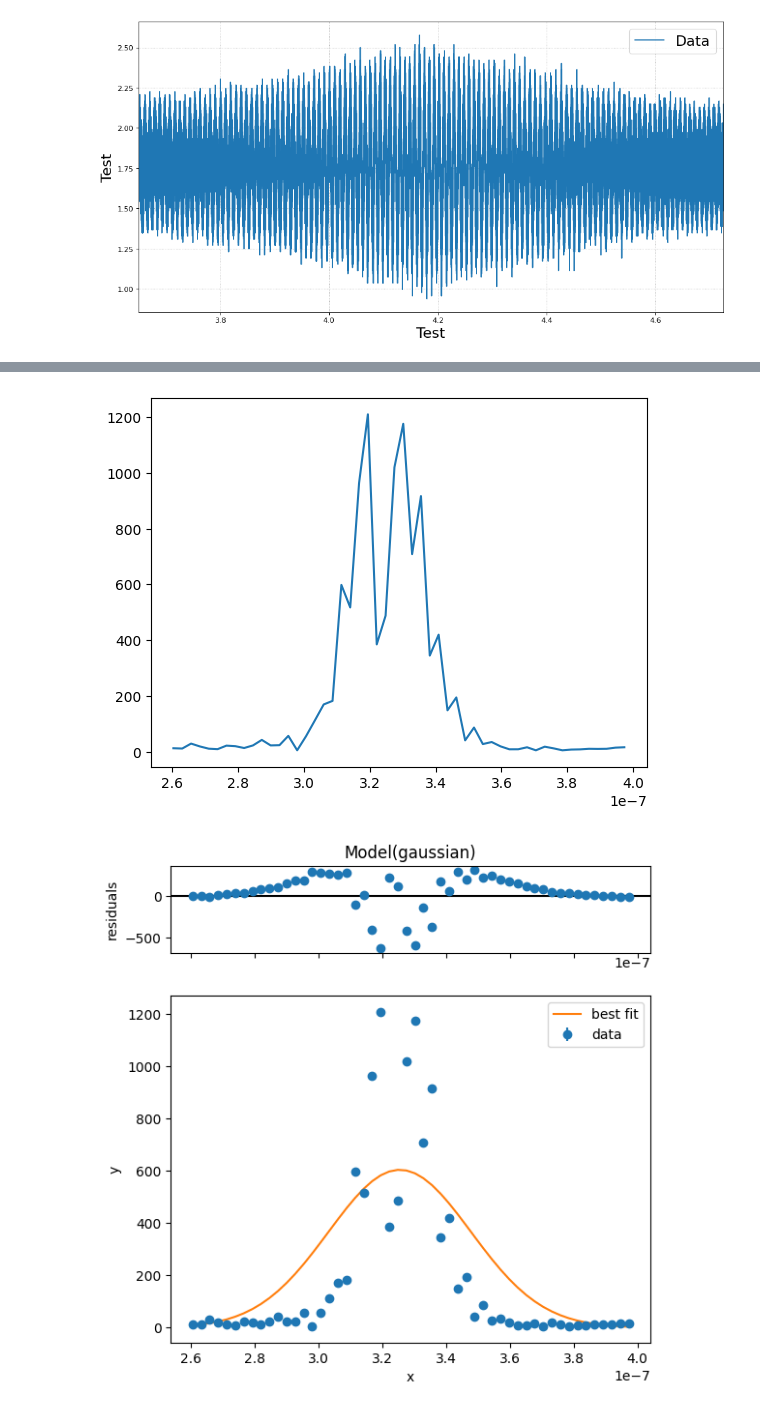
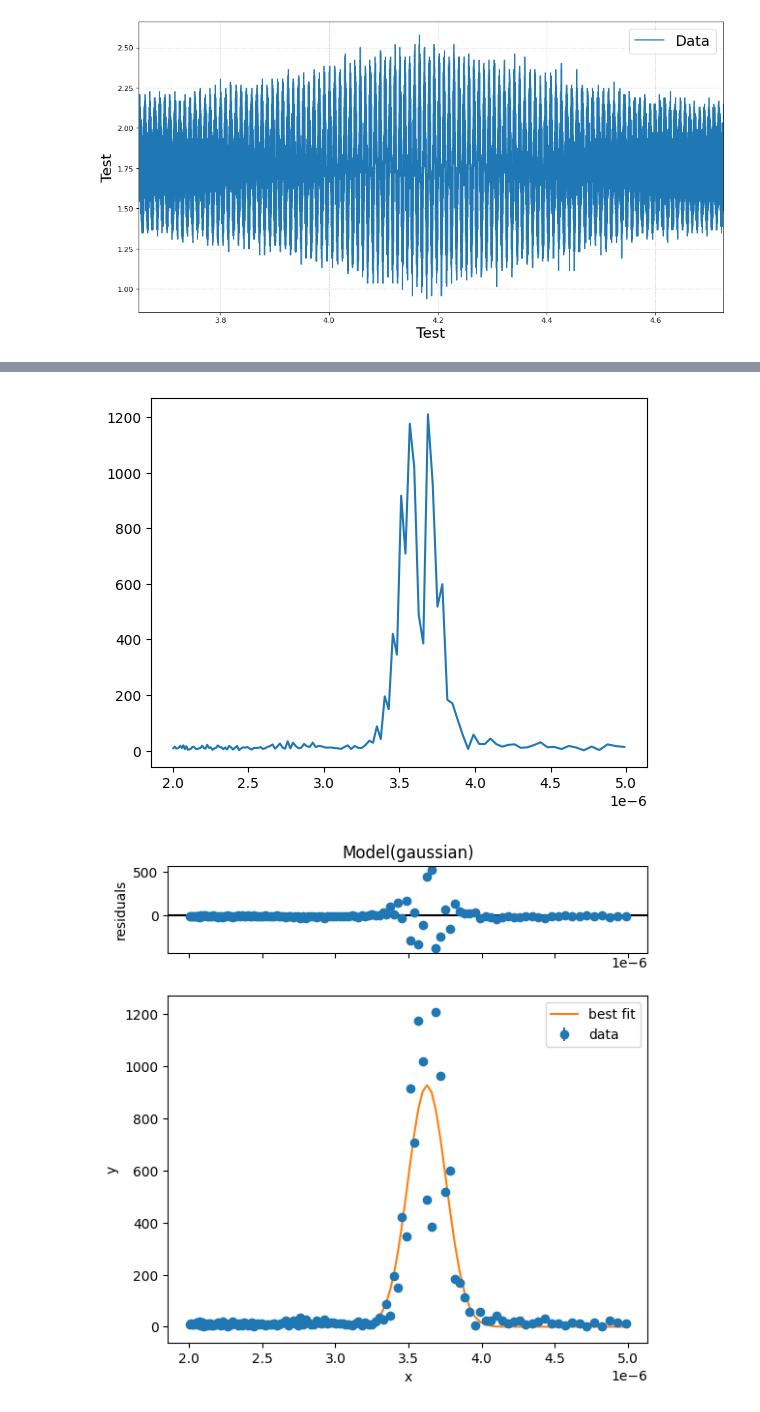
Before and after one commit to Friedrich-Jahns/Fortgeschrittenen-Praktikum-Physik, a Jupyter notebook: FP4_Michelson/A5/A5.ipynb, the cells around one changed output, grey strips where cells are left out. Drawn from its saved outputs; the diff is of its cells as text; code cells hidden in the pictures.

```diff
--- a/FP4_Michelson/A5/A5.ipynb
+++ b/FP4_Michelson/A5/A5.ipynb
@@ -44,0 +27,25 @@ plt.plot(xs,np.abs(yf))
+# %%
+freq_scale = 2/5.127868608985219*1e-3
+
+intensity = data[1]
+position  = data[0]*freq_scale
+
+
+intensity -= np.mean(intensity)
+
+
+freqs = np.fft.fftfreq(len(intensity), d=((np.mean(np.diff(position)))))
+fft_int = np.fft.fft(intensity)
+
+
+peak_idx = np.argmax(np.abs(fft_int))
+peak_freq = freqs[peak_idx]
+
+
+print(f"Wavelength: {1/peak_freq} m")
+
+freqs = 1/freqs
+
+plt.plot(freqs, np.abs(fft_int))
+plt.xlim(-2e-6,1e-5)
+plt.vlines(3.31e-6,0,1200,colors="r")
@@ -45,13 +56,22 @@ plt.plot(xs,np.abs(yf))
+# %%
+dat = [freqs, np.abs(fft_int)]
+
+sorted_indices = sorted(range(len(dat[0])), key=lambda k: dat[0][k])
+
+dat_sorted = [[dat[0][i], dat[1][i]] for i in sorted_indices]
+
+dat_sorted = np.array(dat_sorted).T
 # %%
-von,bis = f.pos(xs,2.6e-7),f.pos(xs,3.99e-7)
-plt.plot(xs[von:bis],np.abs(yf)[von:bis])
+von,bis = f.pos(dat_sorted[0],0.2e-5),f.pos(dat_sorted[0],0.5e-5)
 
+plt.plot(dat_sorted[0,von:bis],dat_sorted[1,von:bis])
 
-yf=np.abs(yf)
-fillerr = np.full(bis-von,1)
+fillerr = np.full(len(dat_sorted[0,von:bis]),1)
 
-res = f.gausfit(yf[von:bis],xs[von:bis],fillerr)
+res = f.gausfit(dat_sorted[1,von:bis],dat_sorted[0,von:bis],fillerr)
+
 res.plot()
+
 print(res.fit_report())
 # %% [output]
 [[Model]]
@@ -74,2 +97,2 @@ print(res.fit_report())
-[figure, old version]
+[figure, new version]
-[figure, old version]
+[figure, new version]
```
Also changed, not shown: parts of 6 cells of this notebook, 5 other files.
